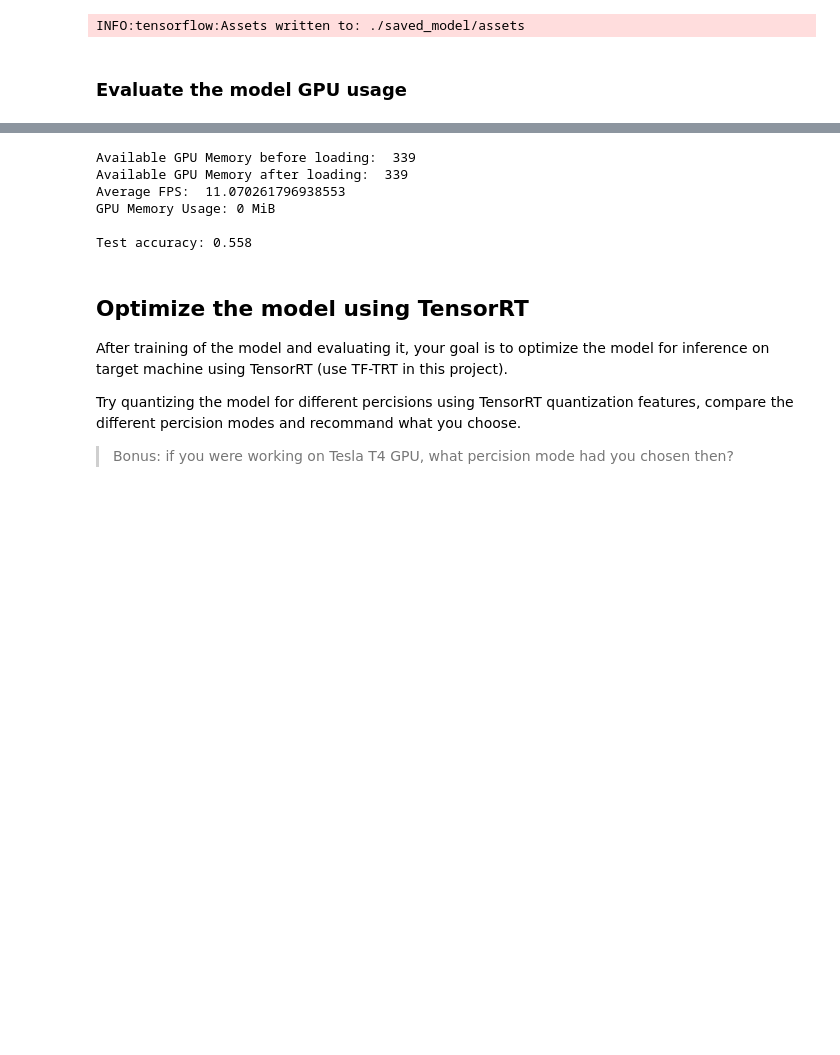
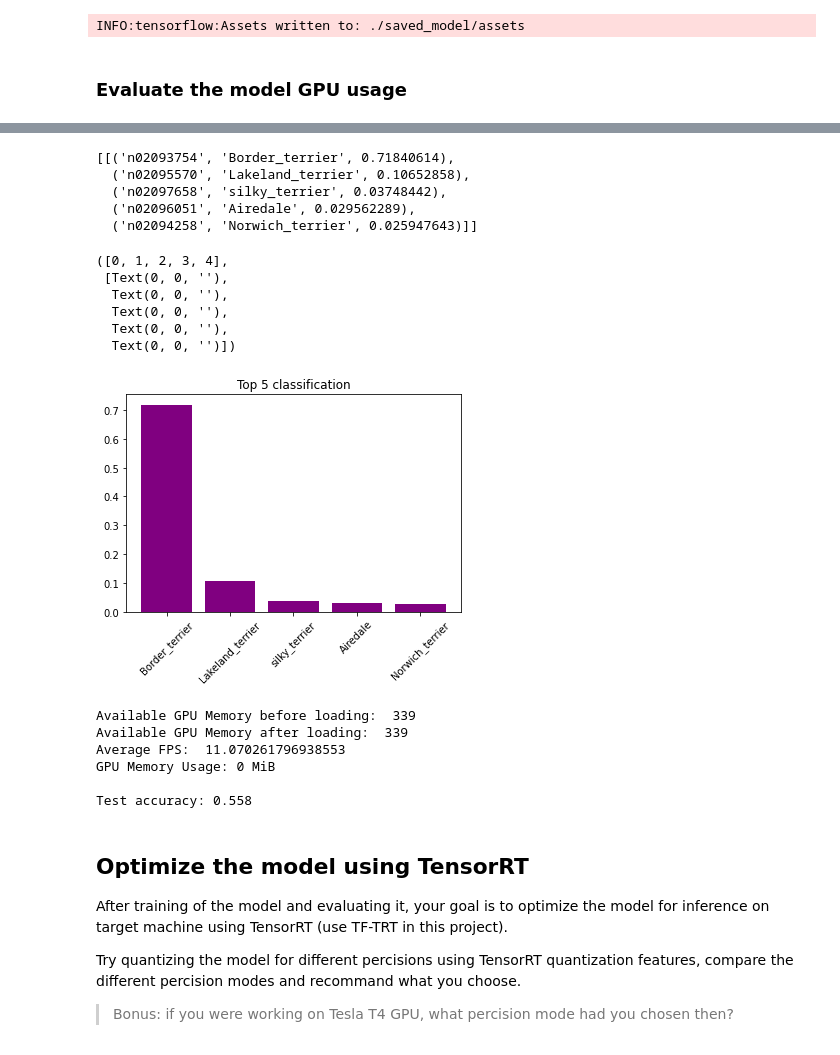
Before and after one commit to yoavhenig/AI-course, a Jupyter notebook: project3/project-yhenig.ipynb, the cells around one changed output, grey strips where cells are left out. Drawn from its saved outputs; the diff is of its cells as text; code cells hidden in the pictures; blank space fills up the shorter version.

```diff
--- a/project3/project-yhenig.ipynb
+++ b/project3/project-yhenig.ipynb
@@ -191,5 +191,5 @@ print(list(hf.keys())) # To see the datasets inside h5 File
 # %%
 # Loads the weights
-#model.set_weights(hf)
-from tensorflow.keras.applications.vgg19 import VGG19
-model = VGG19(include_top=True, weights='imagenet')
+model.set_weights(hf)
+#from tensorflow.keras.applications.vgg19 import VGG19
+#model = VGG19(include_top=True, weights='imagenet')
@@ -298,0 +252,25 @@ def evaluate_model_gpu_from_path(path):
+# %%
+features = model.predict(np.asanyarray([imgs[1]]))
+p = decode_predictions(features)
+p
+# %% [output]
+[[('n02093754', 'Border_terrier', 0.71840614),
+  ('n02095570', 'Lakeland_terrier', 0.10652858),
+  ('n02097658', 'silky_terrier', 0.03748442),
+  ('n02096051', 'Airedale', 0.029562289),
+  ('n02094258', 'Norwich_terrier', 0.025947643)]]
+# %%
+names = [x[1] for x in p[0]]
+prob = [x[2] for x in p[0]]
+
+plt.title('Top 5 classification')
+plt.bar(names, prob, color='purple')
+plt.xticks(rotation=45)
+# %% [output]
+([0, 1, 2, 3, 4],
+ [Text(0, 0, ''),
+  Text(0, 0, ''),
+  Text(0, 0, ''),
+  Text(0, 0, ''),
+  Text(0, 0, '')])
+[figure, added]
```
Also changed, not shown: parts of 18 cells of this notebook.
